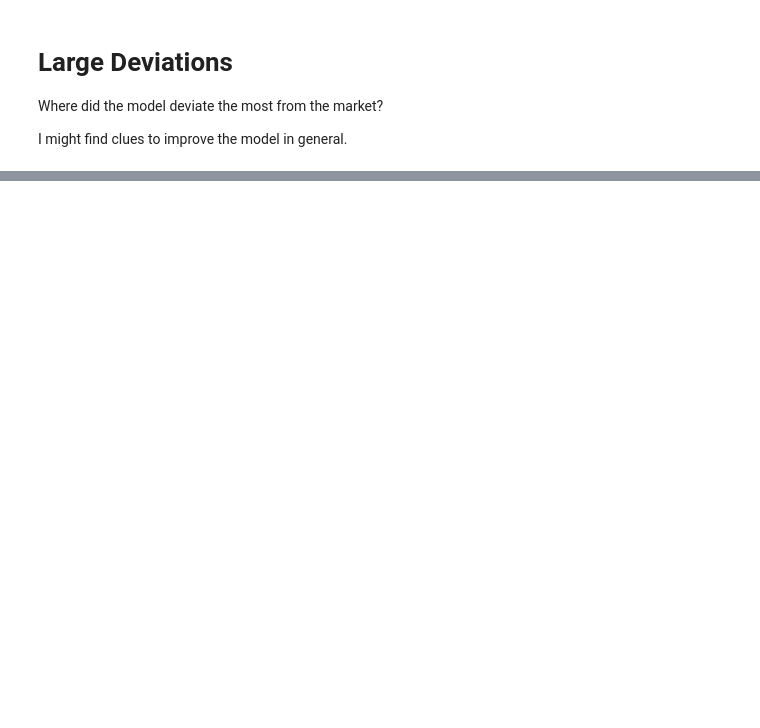
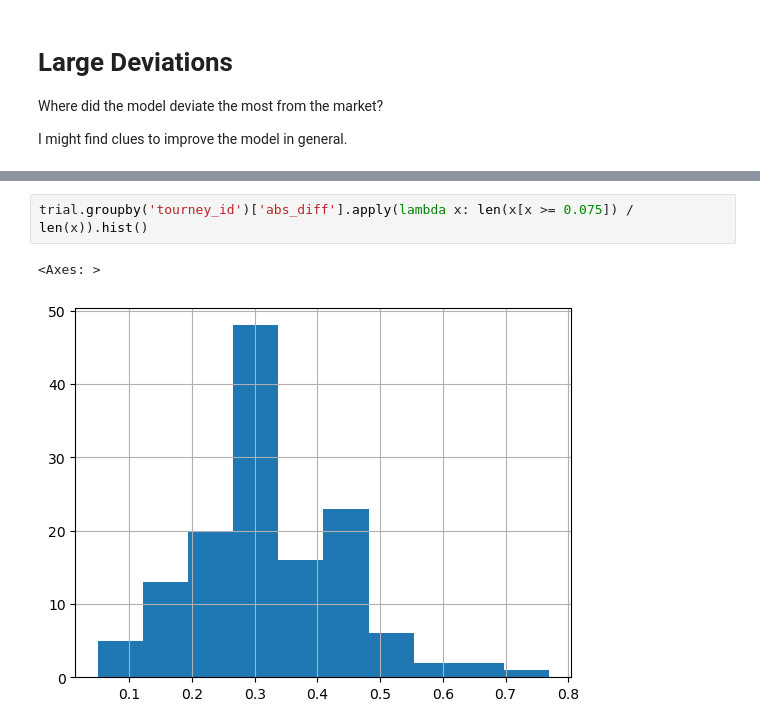
Before and after one commit to yaobviously/tennis_elo, a Jupyter notebook: notebooks/model_preds_vs_book.ipynb, the cells around one changed output, grey strips where cells are left out. Cells and saved outputs as stored; diff of their text form; blank space fills up the shorter version.

```diff
--- a/notebooks/model_preds_vs_book.ipynb
+++ b/notebooks/model_preds_vs_book.ipynb
@@ -355,0 +341,5 @@ trial[trial['abs_diff'] >= 0.15][cols]
+# %%
+trial.groupby('tourney_id')['abs_diff'].apply(lambda x: len(x[x >= 0.075]) / len(x)).hist()
+# %% [output]
+<Axes: >
+[figure, added]
```
Also changed, not shown: parts of 17 cells of this notebook.
